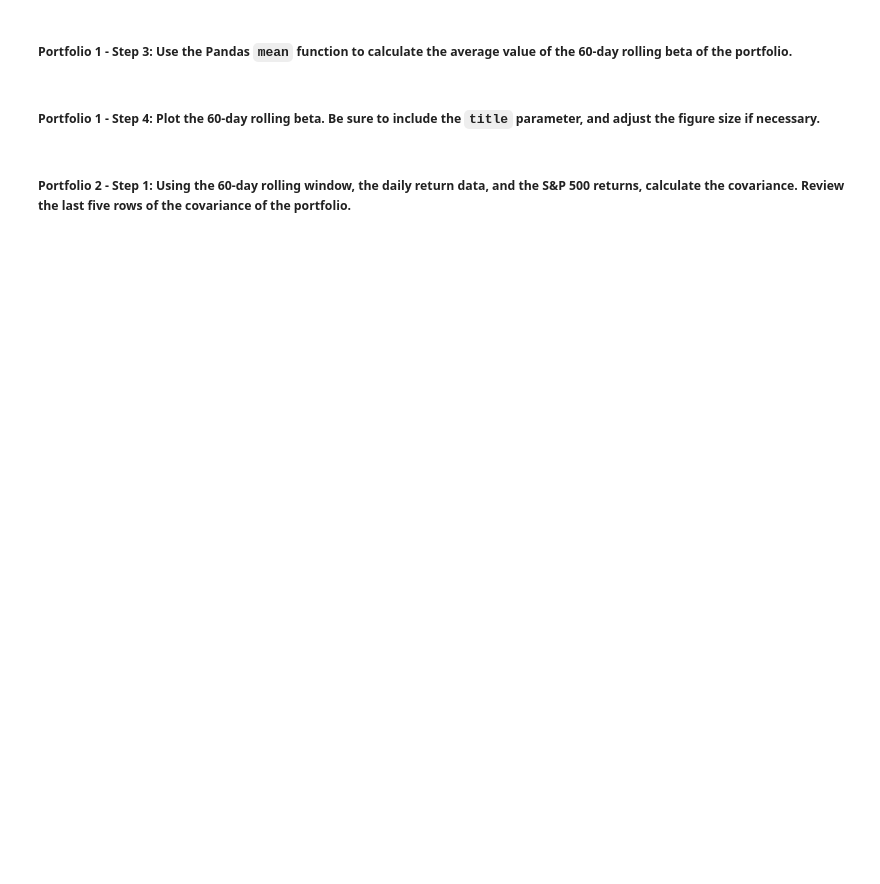
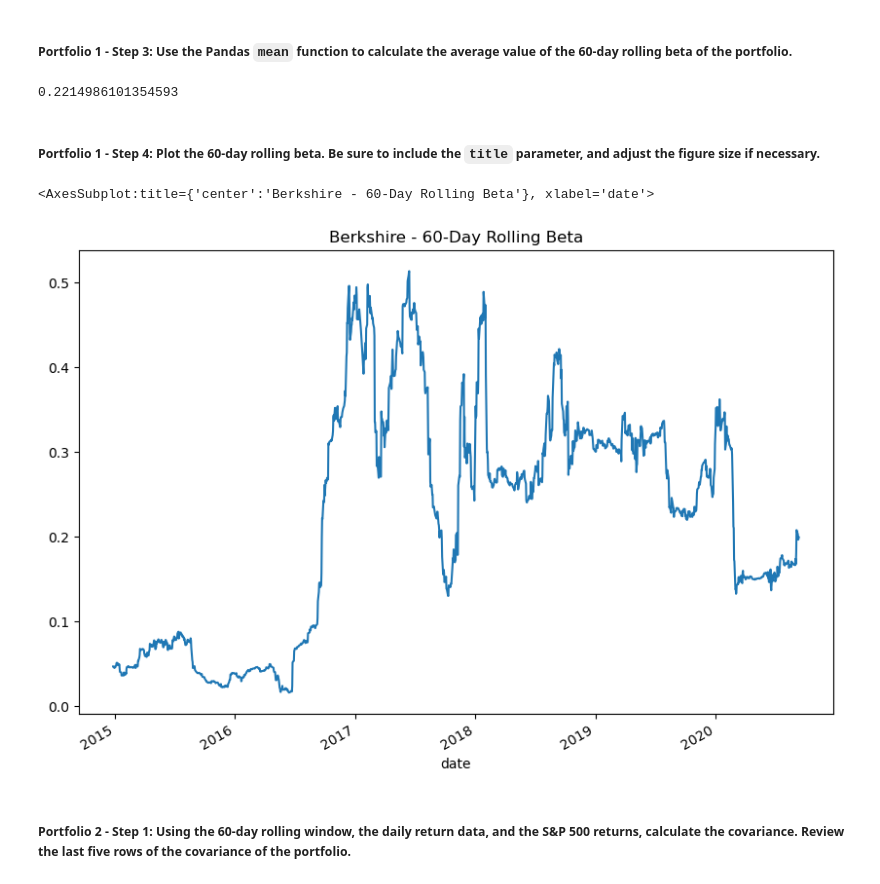
Before and after one commit to DanHerman212/challenge4, a Jupyter notebook: risk_return_analysis.ipynb, the cells around one changed output. Drawn from its saved outputs; the diff is of its cells as text; code cells hidden in the pictures; blank space fills up the shorter version.

```diff
--- a/risk_return_analysis.ipynb
+++ b/risk_return_analysis.ipynb
@@ -356,4 +356,5 @@ Your analysis is nearing completion. Now, you need to evaluate how the portfolio
 #### Use the Pandas `var` function to calculate the variance of the S&P 500 by using a 60-day rolling window. Visualize the last five rows of the variance of the S&P 500.
 # %%
 # Calculate the variance of the S&P 500 using a rolling 60-day window.
-# YOUR CODE HERE
+market_variance = daily_returns_nav_spx['S&P 500'].rolling(window=60).var()
+market_variance.tail()
@@ -372,4 +381,5 @@ Your analysis is nearing completion. Now, you need to evaluate how the portfolio
 # %%
 # Calculate the covariance using a 60-day rolling window
 # Review the last five rows of the covariance data
-# YOUR CODE HERE
+berkshire_rolling_60_cov = daily_returns_nav_spx['BERKSHIRE HATHAWAY INC'].rolling(window=60).cov(daily_returns_nav_spx['S&P 500'])
+berkshire_rolling_60_cov.tail()
@@ -378,4 +396,5 @@ Your analysis is nearing completion. Now, you need to evaluate how the portfolio
 # %%
 # Calculate the beta based on the 60-day rolling covariance compared to the market (S&P 500)
 # Review the last five rows of the beta information
-# YOUR CODE HERE
+berkshire_rolling_60_beta = berkshire_rolling_60_cov / market_variance
+berkshire_rolling_60_beta.tail()
@@ -383,13 +410,18 @@ Your analysis is nearing completion. Now, you need to evaluate how the portfolio
 ##### Portfolio 1 - Step 3: Use the Pandas `mean` function to calculate the average value of the 60-day rolling beta of the portfolio.
 # %%
 # Calculate the average of the 60-day rolling beta
-# YOUR CODE HERE
+berkshire_rolling_60_beta.mean()
+# %% [output]
+0.2214986101354593
 # %% [markdown]
 ##### Portfolio 1 - Step 4: Plot the 60-day rolling beta. Be sure to include the `title` parameter, and adjust the figure size if necessary.
 # %%
 # Plot the rolling beta
 # Include a title parameter and adjust the figure size
-# YOUR CODE HERE
+berkshire_rolling_60_beta.plot(figsize=(10,7), title="Berkshire - 60-Day Rolling Beta")
+# %% [output]
+<AxesSubplot:title={'center':'Berkshire - 60-Day Rolling Beta'}, xlabel='date'>
+[figure, added]
 # %% [markdown]
 ##### Portfolio 2 - Step 1: Using the 60-day rolling window, the daily return data, and the S&P 500 returns, calculate the covariance. Review the last five rows of the covariance of the portfolio.
 # %%
```
Also changed, not shown: parts of 9 cells of this notebook.
